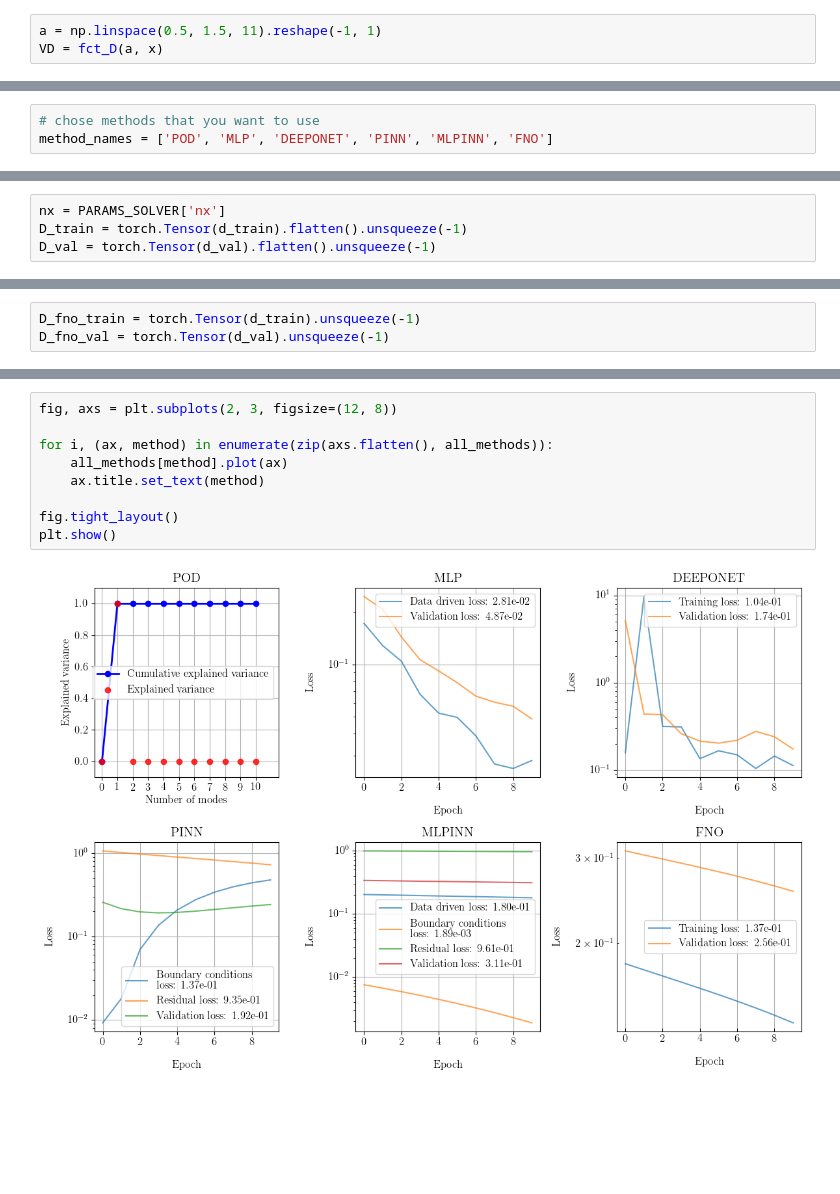
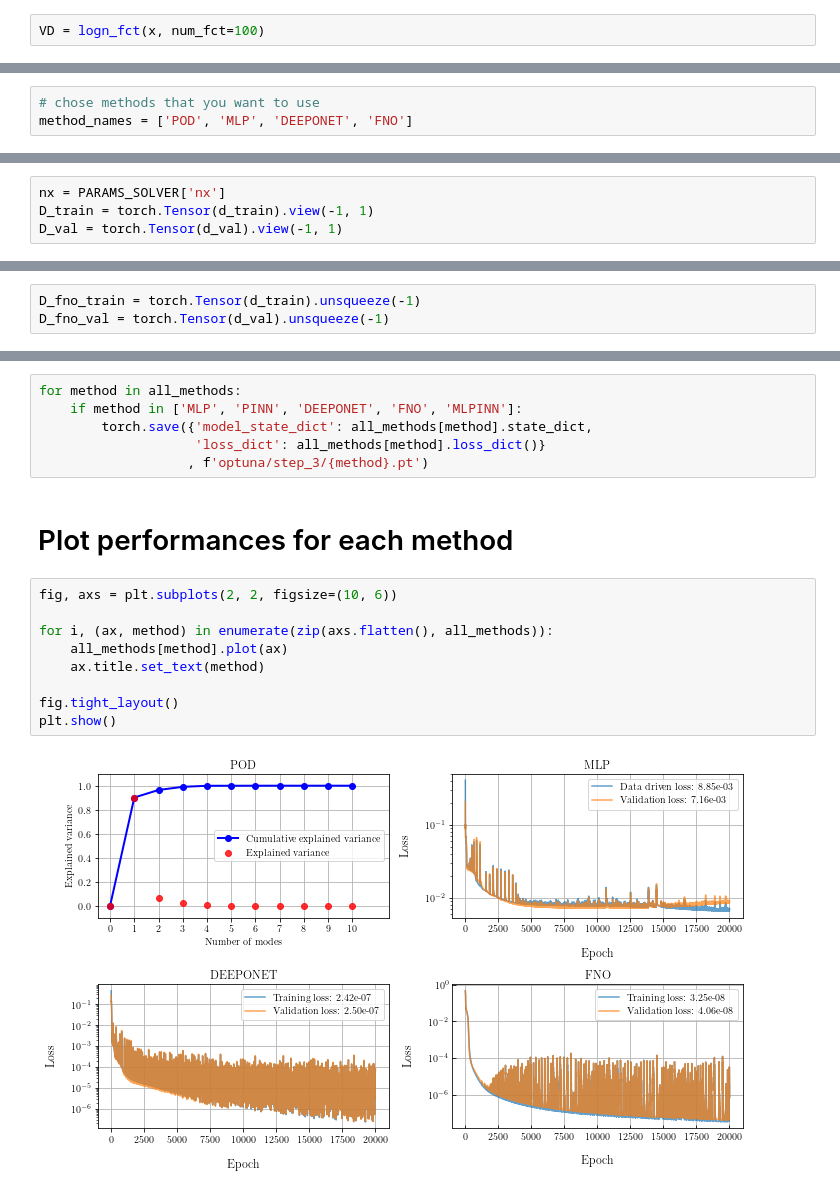
Before and after one commit to lechevaa/CEMRACS_SciML, a Jupyter notebook: notebooks/PoissonEquation/Poisson_step_3.ipynb, the cells around one changed output, grey strips where cells are left out. Saved outputs shown, nothing was run; the diff lists cells and outputs as text; blank space fills up the shorter version.

Commit message:
Poisson step 3

```diff
--- a/notebooks/PoissonEquation/Poisson_step_3.ipynb
+++ b/notebooks/PoissonEquation/Poisson_step_3.ipynb
@@ -44,6 +82,5 @@ plt.show()
 # %%
-a = np.linspace(0.5, 1.5, 11).reshape(-1, 1)
-VD = fct_D(a, x)
+VD = logn_fct(x, num_fct=100)
 # %%
 # Vectorized solver
 VU = solver.Vsolve(vect = 'D', D = VD)
@@ -63,4 +104,4 @@ plt.show()
 from methods.DataDrivenMethods import DDMethod
 # %%
 # chose methods that you want to use
-method_names = ['POD', 'MLP', 'DEEPONET', 'PINN', 'MLPINN', 'FNO']
+method_names = ['POD', 'MLP', 'DEEPONET', 'FNO']
@@ -84,8 +129,8 @@ for method in method_names:
 d_train, d_val, u_train, u_val = sklearn.model_selection.train_test_split(VD, VU, test_size=0.2, random_state=123)
 # %%
 nx = PARAMS_SOLVER['nx']
-D_train = torch.Tensor(d_train).flatten().unsqueeze(-1)
-D_val = torch.Tensor(d_val).flatten().unsqueeze(-1)
+D_train = torch.Tensor(d_train).view(-1, 1)
+D_val = torch.Tensor(d_val).view(-1, 1)
 # %%
 x = torch.Tensor(solver.x).view(-1, 1)
 X_train = x.repeat(d_train.shape[0], 1)
@@ -143,11 +186,19 @@ FNO fitted
+# %%
+for method in all_methods:
+    if method in ['MLP', 'PINN', 'DEEPONET', 'FNO', 'MLPINN']:
+        torch.save({'model_state_dict': all_methods[method].state_dict,
+                    'loss_dict': all_methods[method].loss_dict()}
+                   , f'optuna/step_3/{method}.pt')
+# %% [markdown]
+# Plot performances for each method
 # %%
-fig, axs = plt.subplots(2, 3, figsize=(12, 8))
+fig, axs = plt.subplots(2, 2, figsize=(10, 6))
 
 for i, (ax, method) in enumerate(zip(axs.flatten(), all_methods)):
     all_methods[method].plot(ax)
     ax.title.set_text(method)
 
 fig.tight_layout()
 plt.show()
 # %% [output]
-[figure, old version]
+[figure, new version]
```
Also changed, not shown: parts of 24 cells of this notebook, 1 other file.
